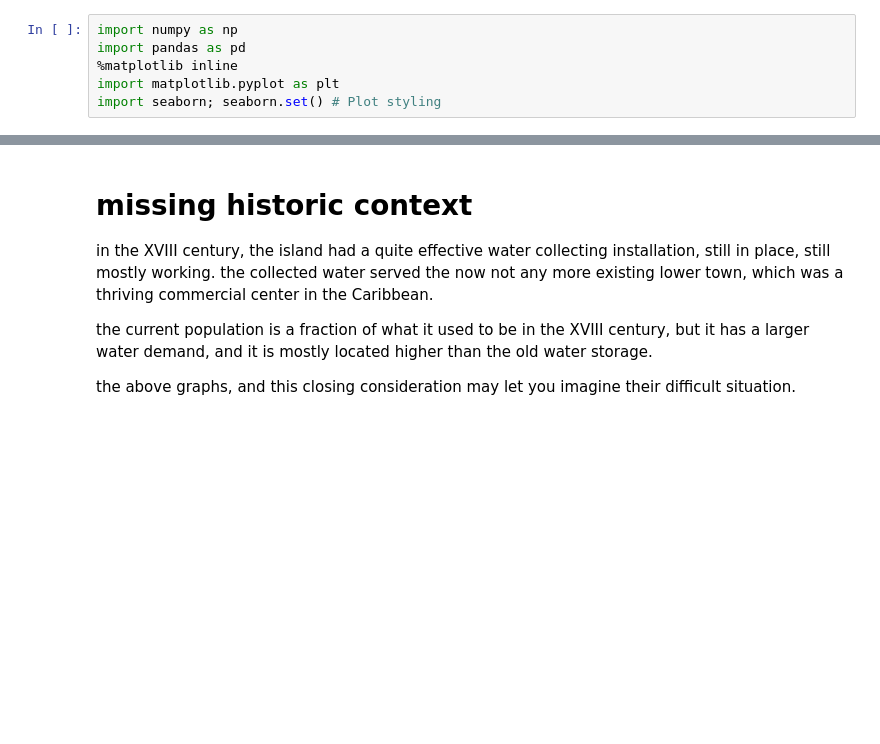
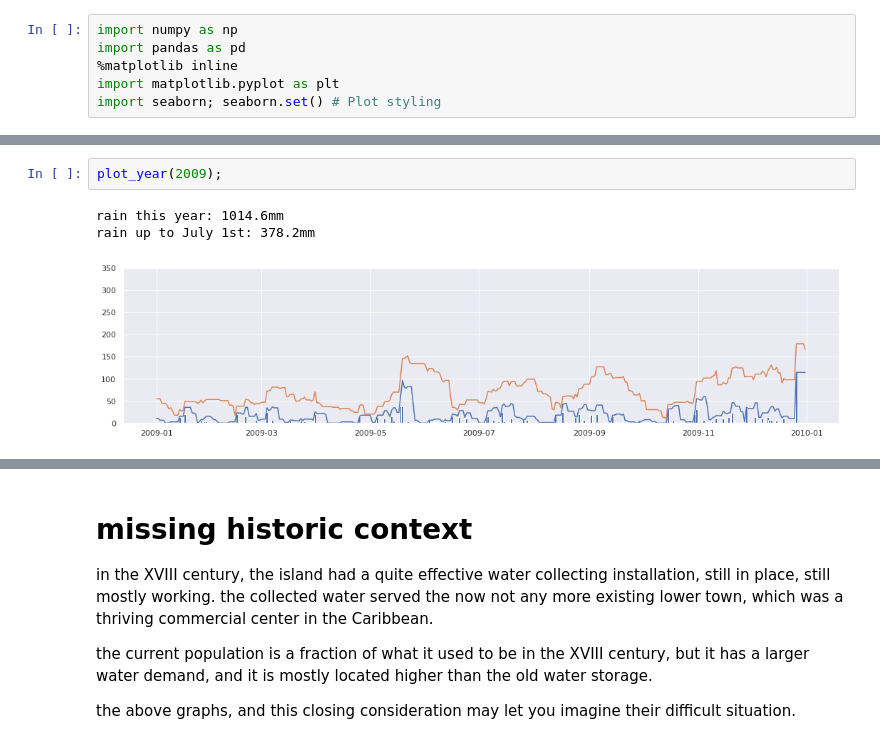
Before and after one commit to mfrasca/notebooks, a Jupyter notebook: SintEustatius/RainData.ipynb, the cells around one changed output, grey strips where cells are left out. Saved outputs shown, nothing was run; the diff lists cells and outputs as text; blank space fills up the shorter version.

```diff
--- a/SintEustatius/RainData.ipynb
+++ b/SintEustatius/RainData.ipynb
@@ -146,0 +91,6 @@ rain up to July 1st: 250.8mm
+# %%
+plot_year(2009);
+# %% [output]
+rain this year: 1014.6mm
+rain up to July 1st: 378.2mm
+[figure, added]
```
Also changed, not shown: parts of 30 cells of this notebook.
